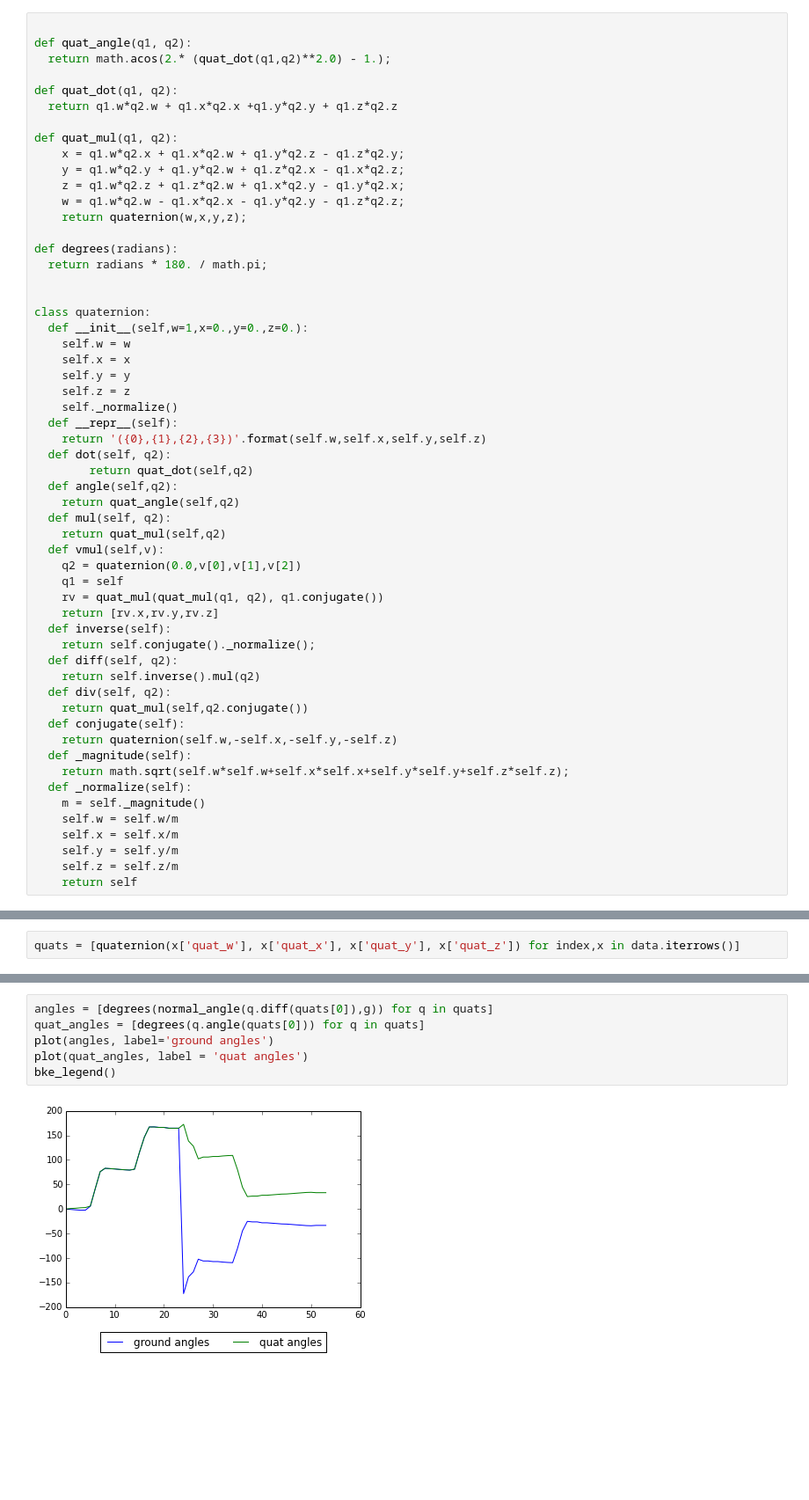
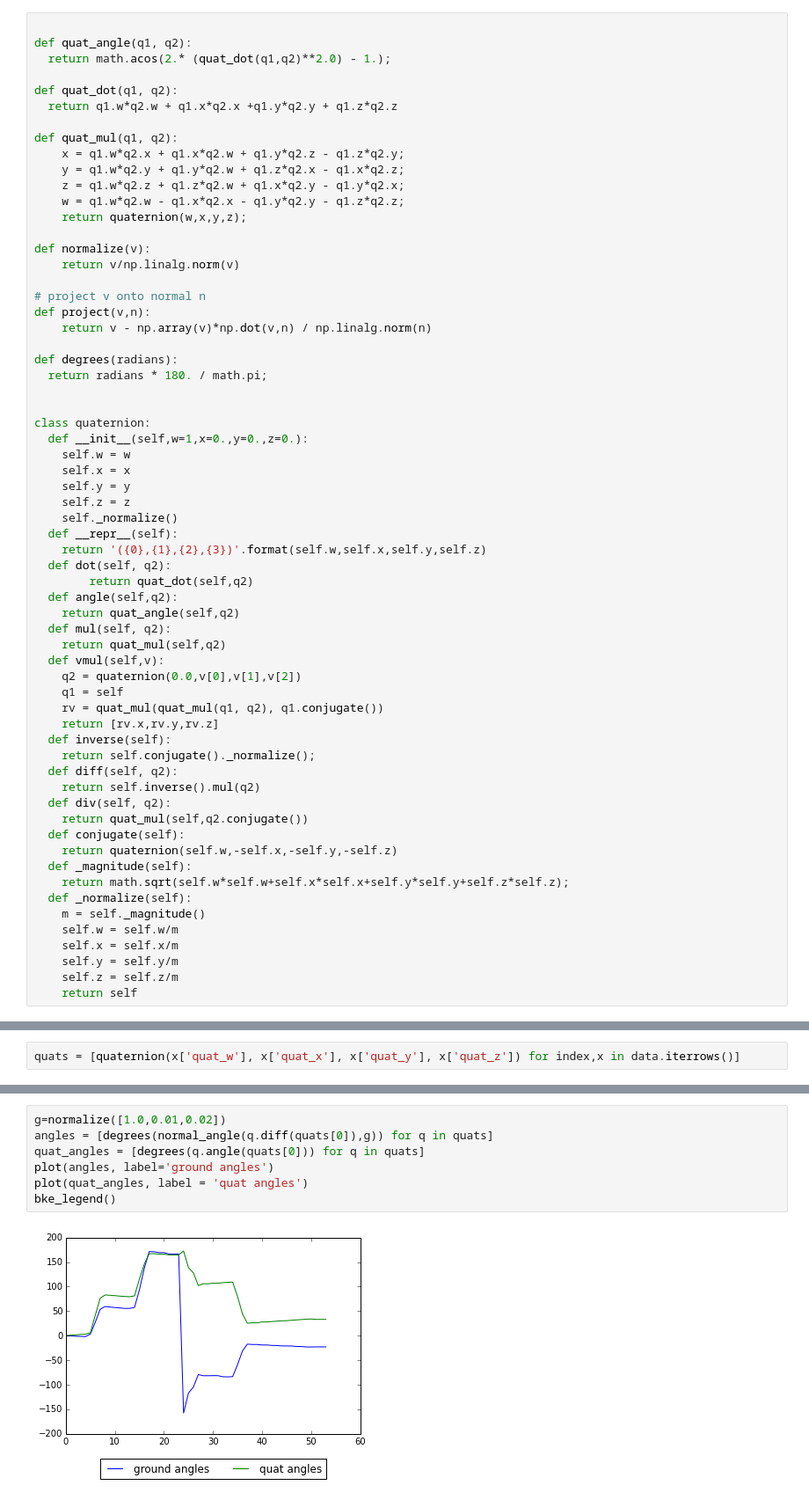
Before and after one commit to berickson/car, a Jupyter notebook: notebooks/accelerometer.ipynb, the cells around one changed output, grey strips where cells are left out. Shown at 88% size. Drawn from its saved outputs; the diff is of its cells as text; blank space fills up the shorter version.

```diff
--- a/notebooks/accelerometer.ipynb
+++ b/notebooks/accelerometer.ipynb
@@ -54,6 +54,13 @@ def quat_mul(q1, q2):
     z = q1.w*q2.z + q1.z*q2.w + q1.x*q2.y - q1.y*q2.x;
     w = q1.w*q2.w - q1.x*q2.x - q1.y*q2.y - q1.z*q2.z;
     return quaternion(w,x,y,z);
+
+def normalize(v):
+    return v/np.linalg.norm(v)
+
+# project v onto normal n
+def project(v,n):
+    return v - np.array(v)*np.dot(v,n) / np.linalg.norm(n)
 
 def degrees(radians):
   return radians * 180. / math.pi;
@@ -131,10 +141,11 @@ def normal_angle(q,n):
     # return angle
     return math.atan2(y,x)
 # %%
+g=normalize([1.0,0.01,0.02])
 angles = [degrees(normal_angle(q.diff(quats[0]),g)) for q in quats]
 quat_angles = [degrees(q.angle(quats[0])) for q in quats]
 plot(angles, label='ground angles')
 plot(quat_angles, label = 'quat angles')
 bke_legend()
 # %% [output]
-[figure, old version]
+[figure, new version]
```
Also changed, not shown: parts of 1 cell of this notebook.
